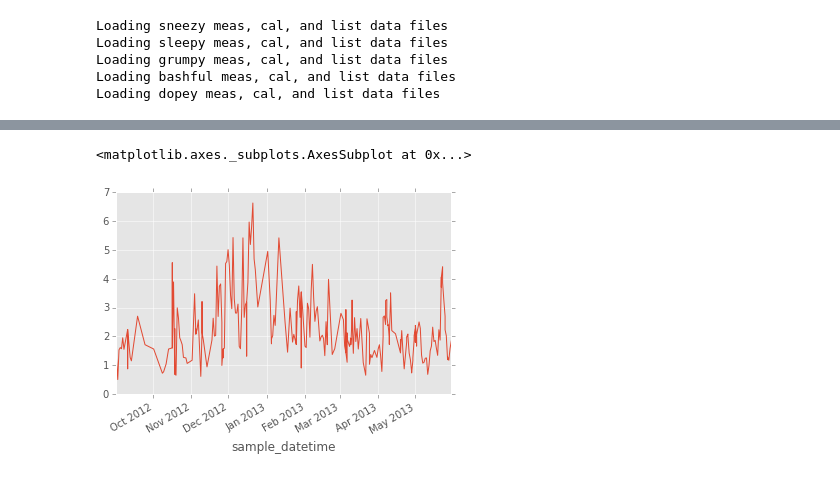
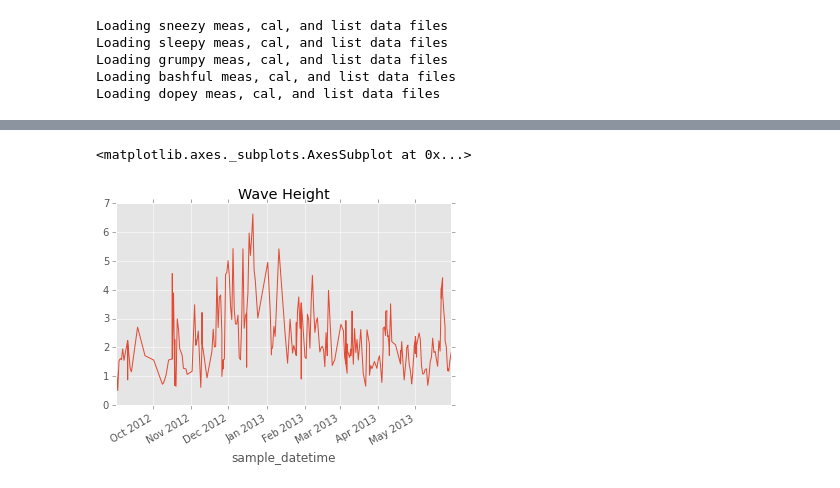
Before and after one commit to johannah/drifters, a Jupyter notebook: index.ipynb, the cells around one changed output, grey strips where cells are left out. Saved outputs shown, nothing was run; the diff lists cells and outputs as text; code cells hidden in the pictures.

```diff
--- a/index.ipynb
+++ b/index.ipynb
@@ -22,12 +24,15 @@ import autoreload
 drifter_data_dir = 'data'
 # I'm setting pretty conservative start/stop times based on plots of the data
 base_drifter_dict = {
-            'sneezy': {'type':'APS', 'id':66760, 'launch':'2012-08-26 00:00:00', 'end':'2012-10-12 00:00:00'},
             'bashful':{'type':'HMR', 'id':68740, 'launch':'2012-09-05 00:00:00', 'end':'2013-02-15 00:00:00'},
             'grumpy': {'type':'HMR', 'id':11070, 'launch':'2012-08-23 00:00:00', 'end':'2013-01-15 00:00:00'},
-            'dopey':  {'type':'APS', 'id':68760, 'launch':'2012-09-15 00:00:00', 'end':'2013-01-01 00:00:00'},
+            'dopey':  {'type':'APS', 'id':68760, 'bias':[-40., -125., -26.],
+                       'launch':'2012-09-15 00:00:00', 'end':'2013-01-01 00:00:00'},
              # sleepy looks like the z measurement is dominating the signal
-            'sleepy': {'type':'APS', 'id':19370, 'launch':'2012-09-01 00:00:00', 'end':'2013-06-01 00:00:00'},
+            'sleepy': {'type':'APS', 'id':19370,
+                       'launch':'2012-09-01 00:00:00', 'end':'2013-06-01 00:00:00'},
+            'sneezy': {'type':'APS', 'id':66760,
+                       'launch':'2012-08-26 00:00:00', 'end':'2012-10-12 00:00:00'},
             }
 # %%
 # load the txt files that we've created
@@ -50,11 +74,17 @@ print(sn.shape)
 # %%
+# load drifter calibration routine
+dn = 'sleepy'
+sn = drifter_dict[dn]['cal']
+sn = sn.drop_duplicates(take_last=True)
+# for this dataset, only look at data that we have found WVHT data for
 wv = sn.loc[sn['WVHT'] > 0]
 # 99 is used as an invalid marker in the buoy dataset
 wv = wv.loc[wv['WVHT'] < 99]
+plt.title("Wave Height")
 wv['WVHT'].plot()
 # %% [output]
 <matplotlib.axes._subplots.AxesSubplot at 0x...>
-[figure, old version]
+[figure, new version]
 # %%
 # the data below suggests that we see much less variance in the measurements on days in which
 # the wave height was low.
```
Also changed, not shown: parts of 20 cells of this notebook.
